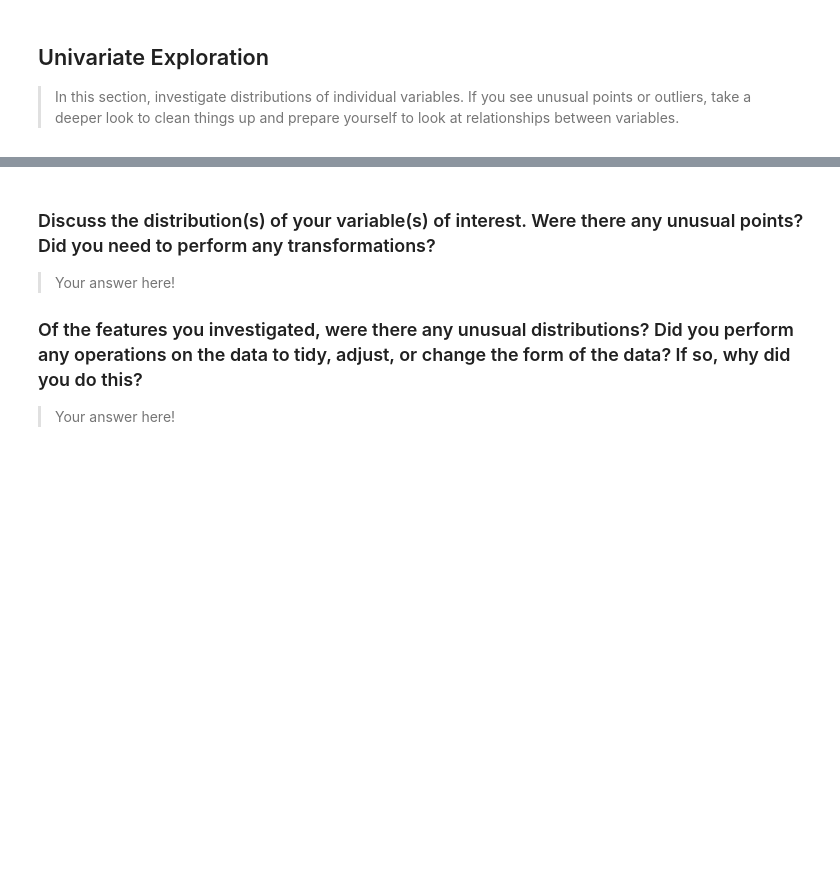
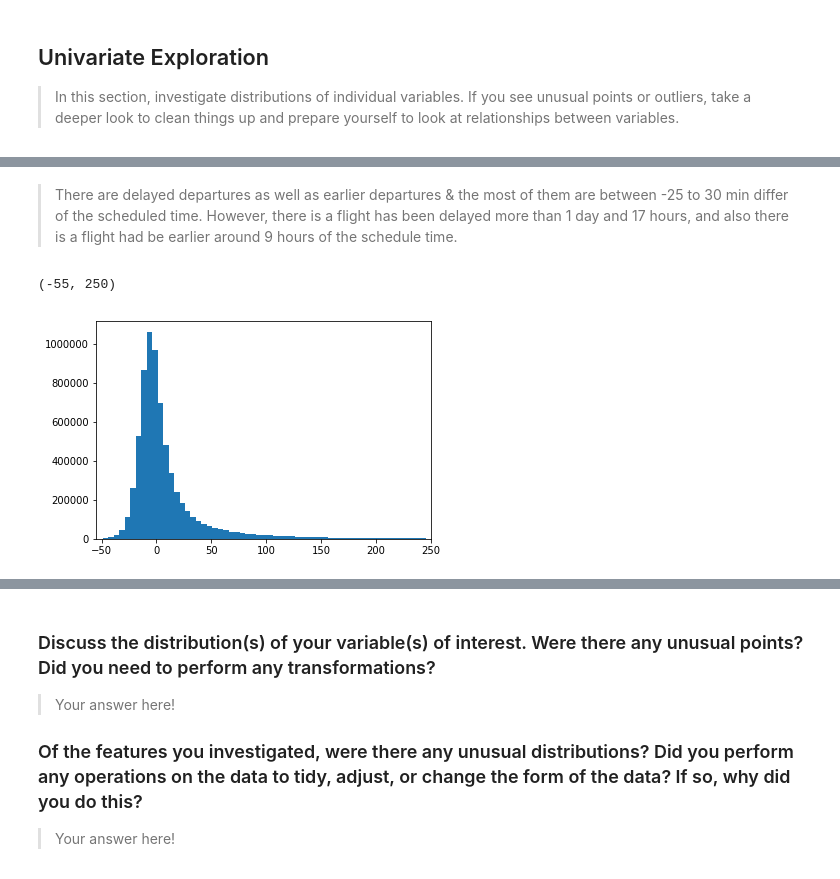
Before and after one commit to aryan9211/communicate-data-findings, a Jupyter notebook: exploration_template.ipynb, the cells around one changed output, grey strips where cells are left out. Drawn from its saved outputs; the diff is of its cells as text; code cells hidden in the pictures; blank space fills up the shorter version.

```diff
--- a/exploration_template.ipynb
+++ b/exploration_template.ipynb
@@ -40,0 +139,11 @@ you plan on investigating next.
+# %% [markdown]
+> There are delayed departures as well as earlier departures & the most of them are between -25 to 30 min differ of the scheduled time. However, there is a flight has been delayed more than 1 day and 17 hours, and also there is a flight had be earlier around 9 hours of the schedule time.
+# %%
+step = 5
+bin_edges = np.arange(df.ArrDelay.min()-step, df.ArrDelay.max()+step, step)
+plt.hist(df.ArrDelay, bins=bin_edges)
+plt.xlim(-55,250)
+# plt.xticks(np.arange(-55,275,25))
+# %% [output]
+(-55, 250)
+[figure, added]
```
Also changed, not shown: parts of 18 cells of this notebook, 1 other file.
